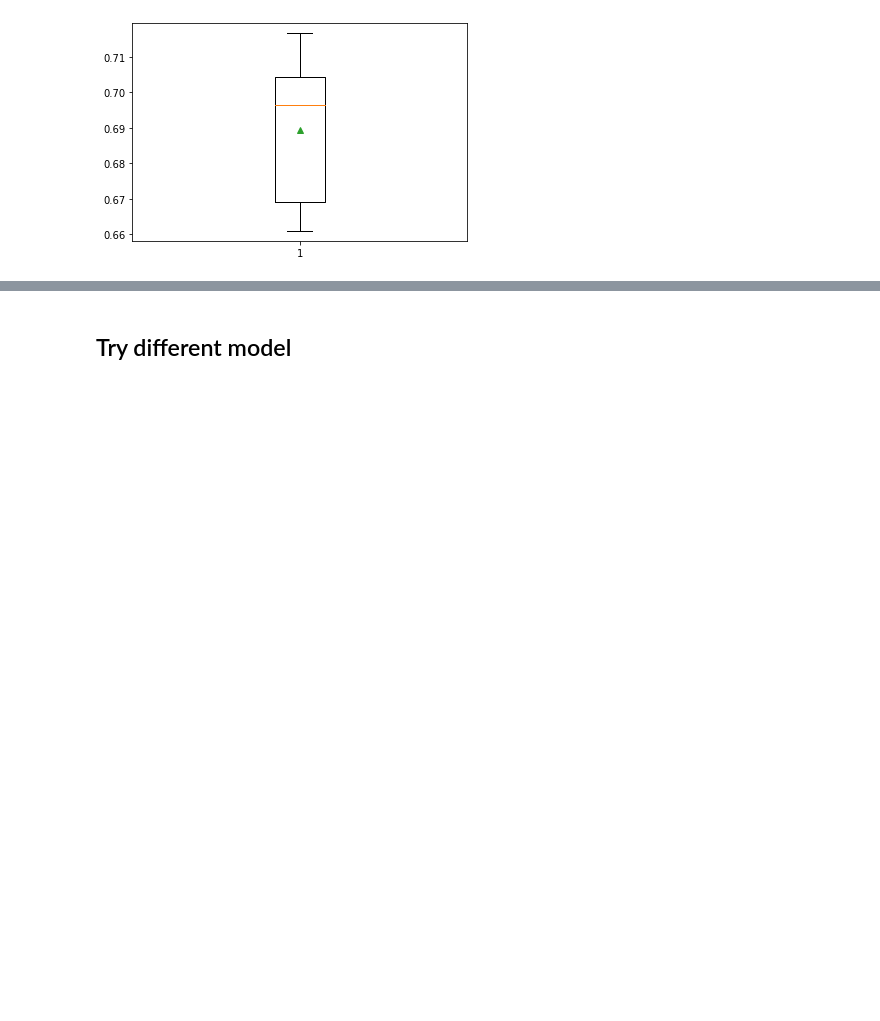
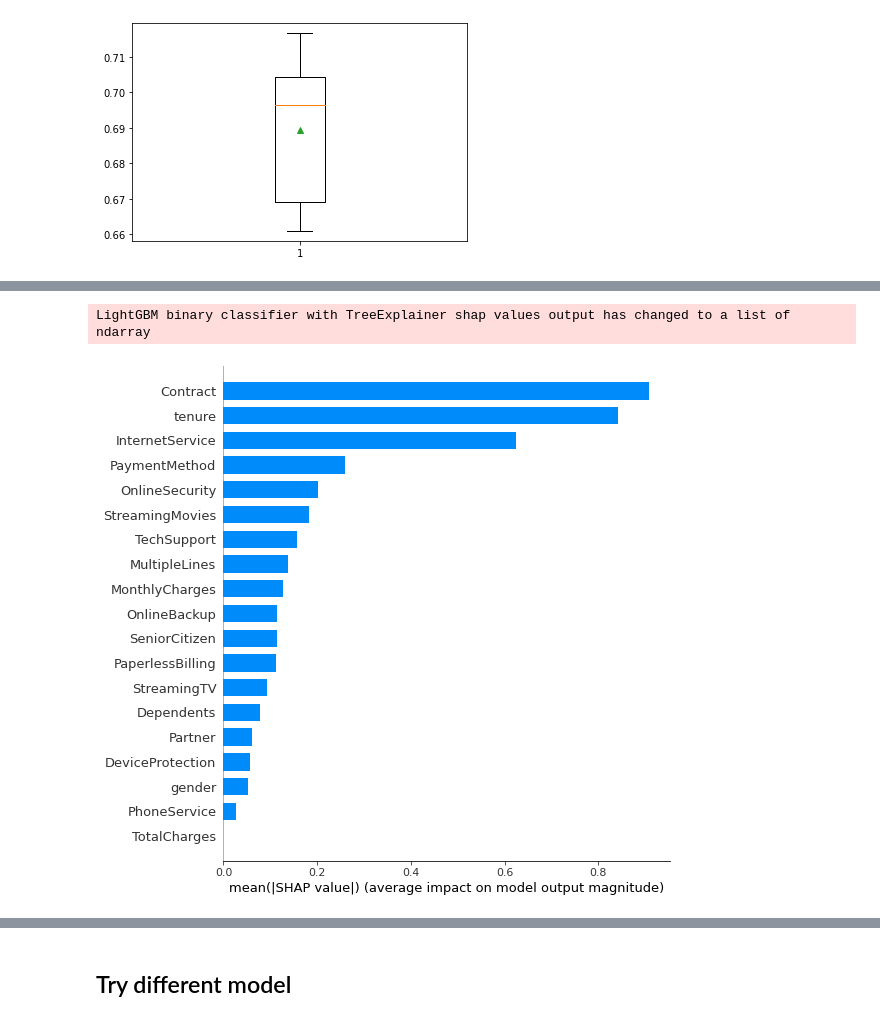
Before and after one commit to duybluemind1988/project_py, a Jupyter notebook: Churn/Churn_final.ipynb, the cells around one changed output, grey strips where cells are left out. Drawn from its saved outputs; the diff is of its cells as text; code cells hidden in the pictures; blank space fills up the shorter version.

```diff
--- a/Churn/Churn_final.ipynb
+++ b/Churn/Churn_final.ipynb
@@ -444,0 +440,10 @@ X_test=X_test.astype("category")
+# %%
+X = df.drop(columns='Churn')
+y= df['Churn']
+print(X.shape)
+print(y.shape)
+X_train_a, X_test, y_train_a, y_test = model_selection.train_test_split(X,y, test_size=0.2,
+                                    random_state=2018, stratify=y)
+
+X_train, X_val, y_train, y_val = model_selection.train_test_split(X_train_a, y_train_a,test_size=0.2,
+                                    random_state=2018, stratify=y_train_a)
@@ -460,0 +554,8 @@ pyplot.show()
+# %%
+explainer = shap.TreeExplainer(model)
+shap_values = explainer.shap_values(X_test)
+
+shap.summary_plot(shap_values[1], X_test, plot_type="bar")
+# %% [output]
+LightGBM binary classifier with TreeExplainer shap values output has changed to a list of ndarray
+[figure, added]
```
Also changed, not shown: parts of 30 cells of this notebook.
